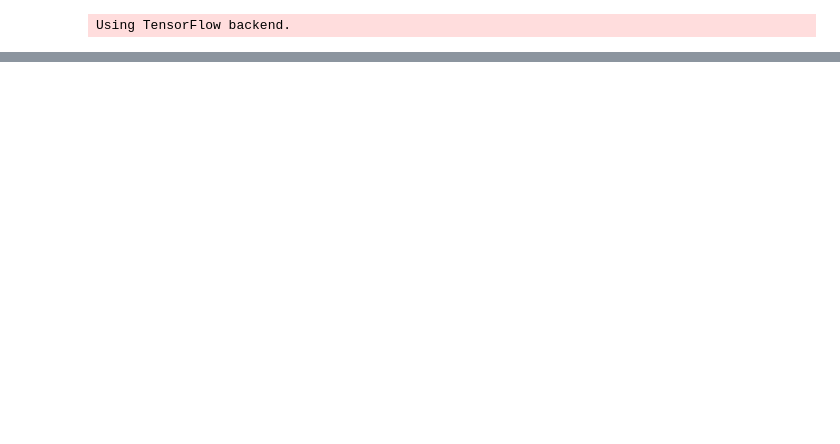
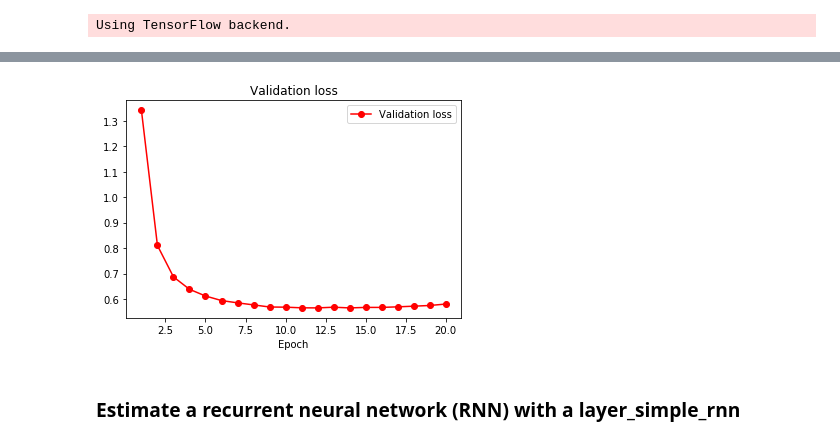
Before and after one commit to css-research/hw02, a Jupyter notebook: 1. HW2 - Word Embedding_Basic Model.ipynb, the cells around one changed output, grey strips where cells are left out. Cells and saved outputs as stored; diff of their text form; code cells hidden in the pictures; blank space fills up the shorter version.

```diff
--- a/1. HW2 - Word Embedding_Basic Model.ipynb
+++ b/1. HW2 - Word Embedding_Basic Model.ipynb
@@ -42,0 +121,11 @@ print (len(test_titles_raw), len(test_labels_raw))
+# %%
+plt.clf()
+plt.plot(epochs, basic_val_loss, 'r',marker = "o", label='Validation loss')
+plt.title('Validation loss')
+plt.xlabel("Epoch")
+plt.legend()
+plt.show()
+# %% [output]
+[figure, added]
+# %% [markdown]
+### Estimate a recurrent neural network (RNN) with a layer_simple_rnn
```
Also changed, not shown: parts of 18 cells of this notebook, 4 other files.
